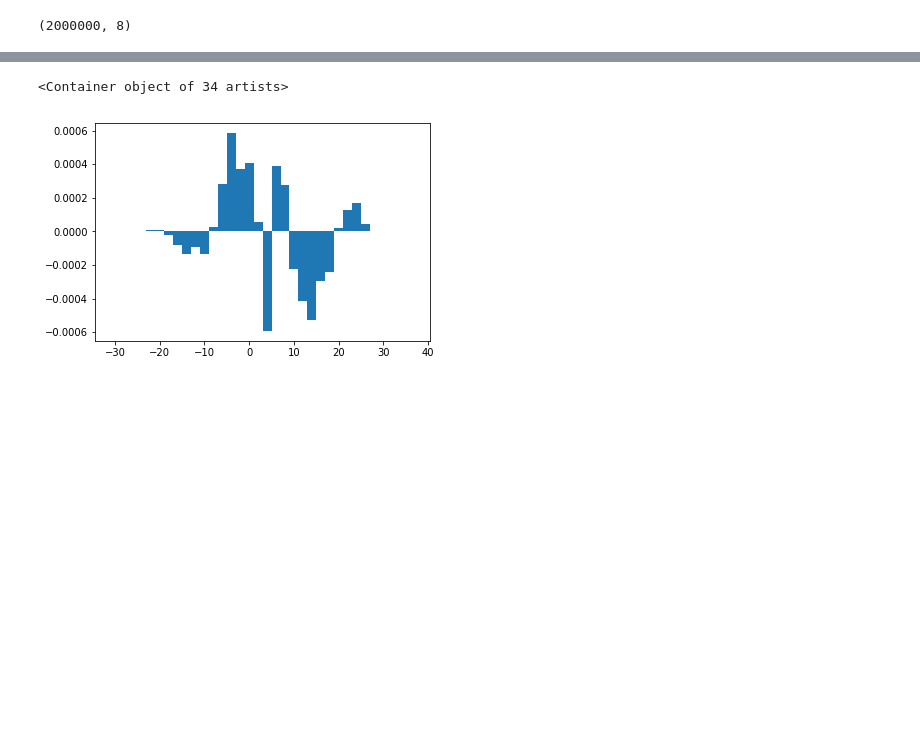
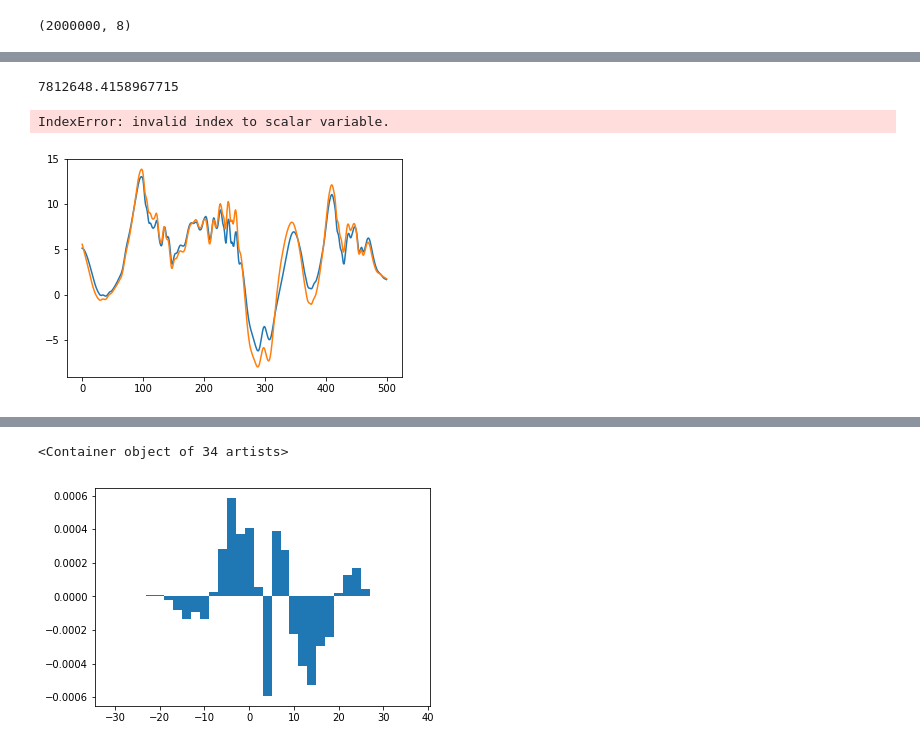
Before and after one commit to djgagne/lorenz_gan, a Jupyter notebook: notebooks/lorenz_gan_climate.ipynb, the cells around one changed output, grey strips where cells are left out. Cells and saved outputs as stored; diff of their text form; code cells hidden in the pictures; blank space fills up the shorter version.

```diff
--- a/notebooks/lorenz_gan_climate.ipynb
+++ b/notebooks/lorenz_gan_climate.ipynb
@@ -45,0 +71,13 @@ print(l_start, l_end)
+# %%
+u_trap = np.trapz(y_0_vals.sum(axis=1))
+# %%
+u_trap
+# %% [output]
+7812648.4158967715
+# %%
+plt.plot(u_vals[1000:1501])
+plt.plot(correct_u[1000:1501, 0])
+plt.plot(u_trap[1000:1501])
+# %% [output]
+IndexError: invalid index to scalar variable.
+[figure, added]
```
Also changed, not shown: parts of 24 cells of this notebook, 11 other files.
